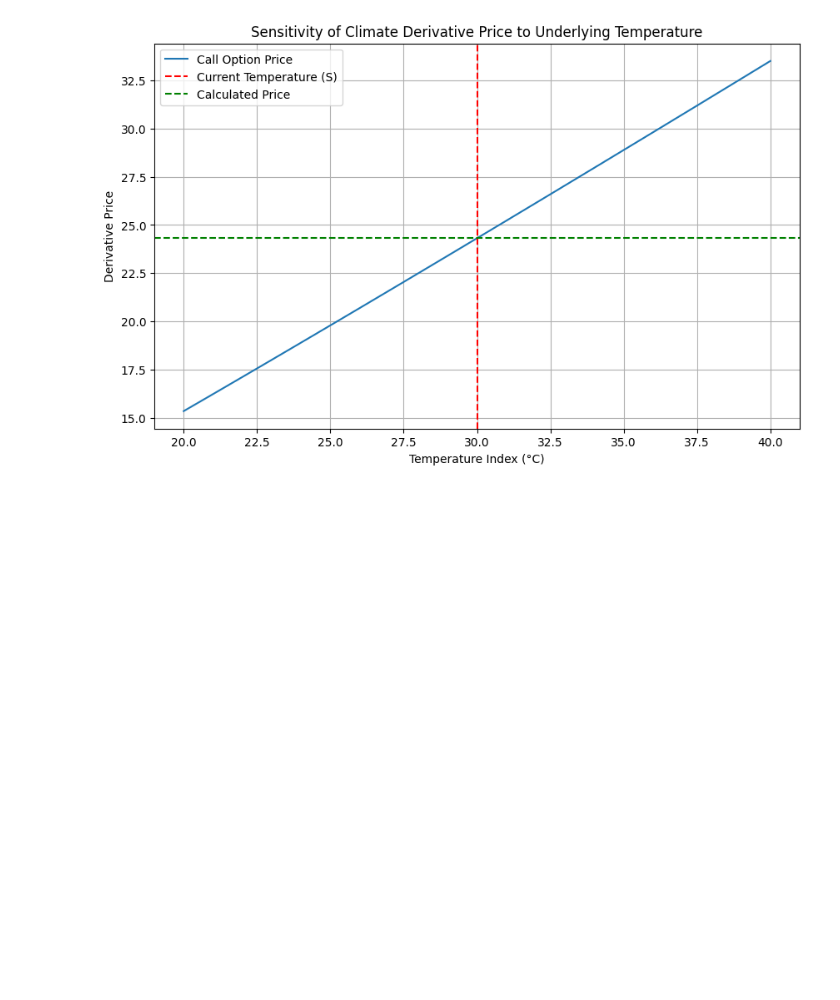
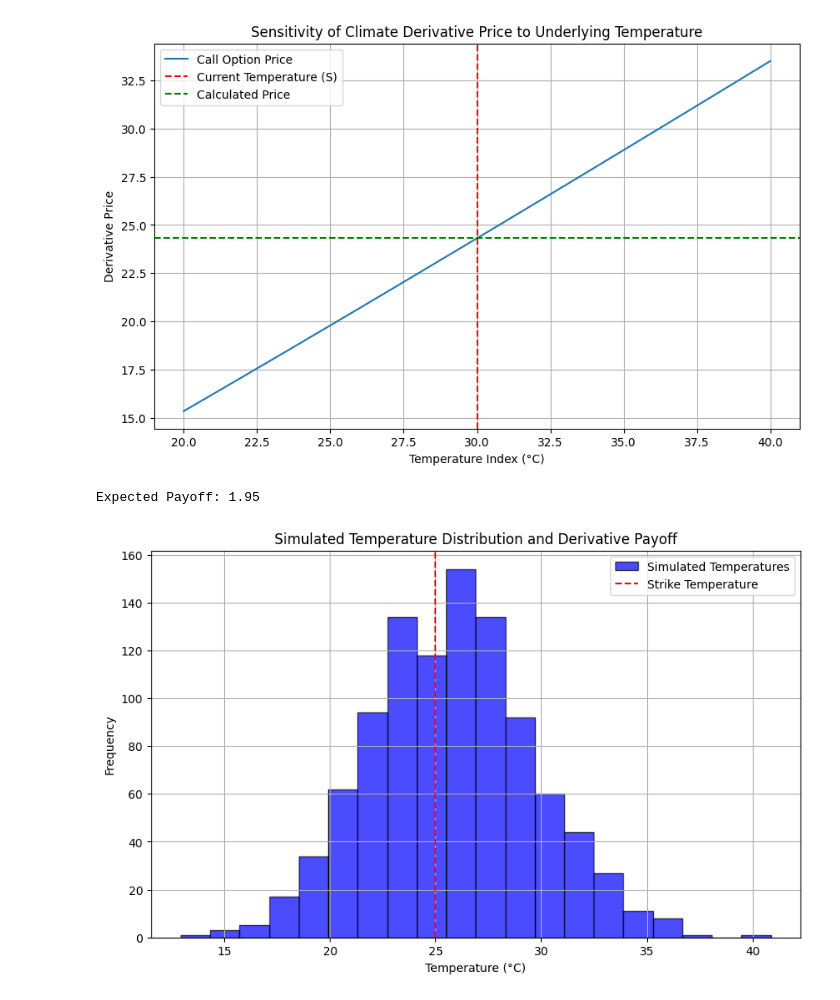
Before and after one commit to Phdbalogun/Capstone-project, a Jupyter notebook: CAPSTONE_Student_Group_7882.ipynb, the cells around one changed output. Drawn from its saved outputs; the diff is of its cells as text; code cells hidden in the pictures; blank space fills up the shorter version.

```diff
--- a/CAPSTONE_Student_Group_7882.ipynb
+++ b/CAPSTONE_Student_Group_7882.ipynb
@@ -362,3 +360,36 @@ plt.show()
 # %% [output]
 Climate Derivative Price: 24.31
 [figure]
+# %%
+import numpy as np
+import matplotlib.pyplot as plt
+
+# Simulate future temperatures
+np.random.seed(42)  # Set seed for reproducibility
+climate_mean = climate_df["Temperature (°C)"].mean()  # Mean temperature from data
+climate_volatility = climate_df["Temperature (°C)"].std()  # Temperature volatility (std deviation)
+
+# Generate future temperature scenarios using a normal distribution
+future_temps = np.random.normal(loc=climate_mean, scale=climate_volatility, size=1000)
+
+# Calculate payoff for each scenario
+strike_temperature = 25  # Example strike temperature
+payoffs = [max(temp - strike_temperature, 0) for temp in future_temps]
+expected_payoff = np.mean(payoffs)
+
+# Display the expected payoff
+print(f"Expected Payoff: {expected_payoff:.2f}")
+
+# Visualize scenario outcomes
+plt.figure(figsize=(10, 6))
+plt.hist(future_temps, bins=20, alpha=0.7, color='blue', edgecolor='black', label='Simulated Temperatures')
+plt.axvline(x=strike_temperature, color='red', linestyle='--', label='Strike Temperature')
+plt.title("Simulated Temperature Distribution and Derivative Payoff")
+plt.xlabel("Temperature (°C)")
+plt.ylabel("Frequency")
+plt.legend()
+plt.grid(True)
+plt.show()
+# %% [output]
+Expected Payoff: 1.95
+[figure, added]
```
Also changed, not shown: parts of 1 cell of this notebook.
